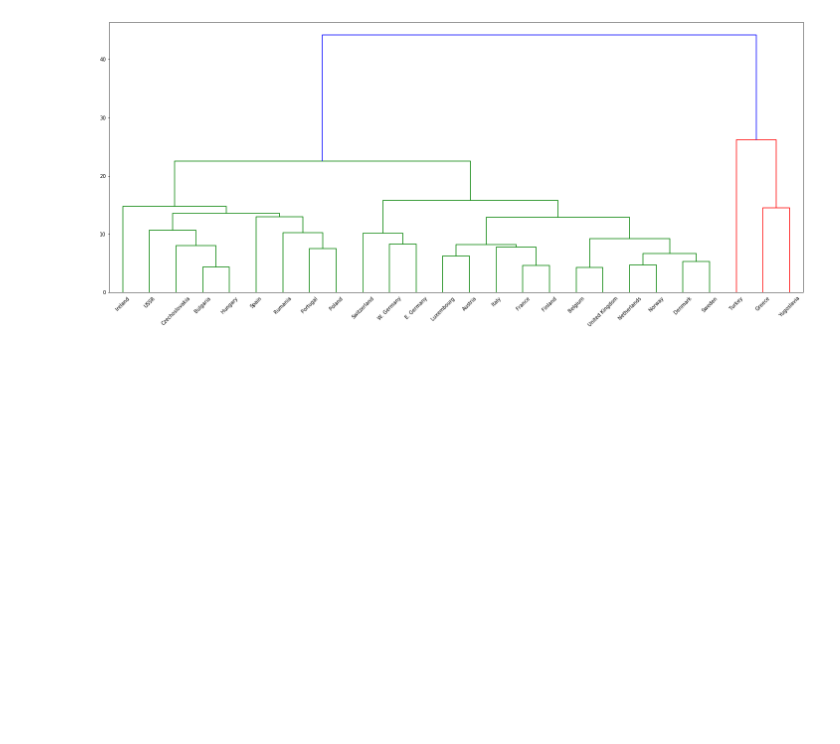
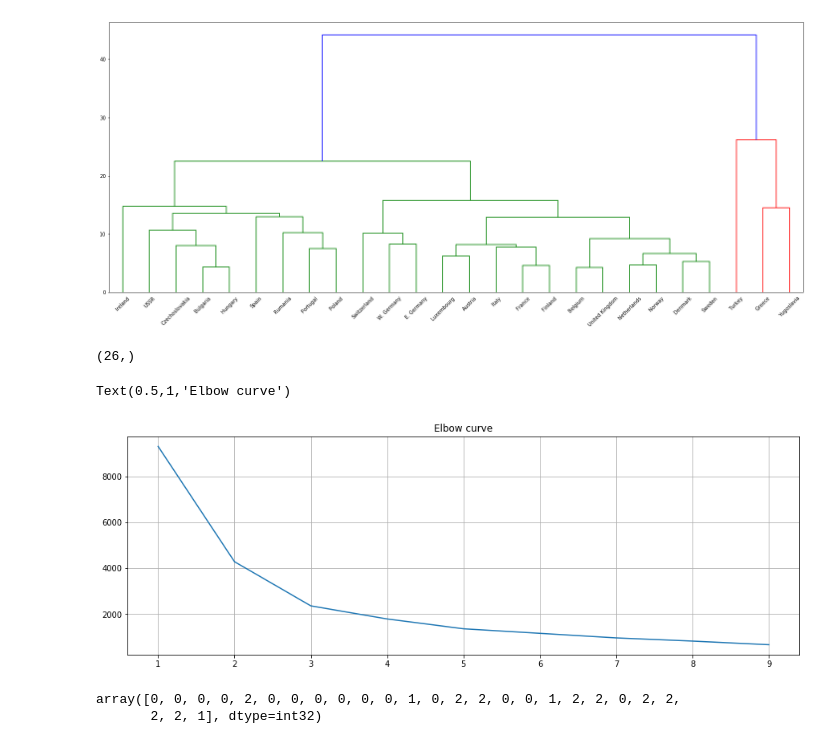
Before and after one commit to mrbrandt92/CS_498AML_HW4, a Jupyter notebook: Untitled.ipynb, the cells around one changed output. Drawn from its saved outputs; the diff is of its cells as text; code cells hidden in the pictures; blank space fills up the shorter version.

```diff
--- a/Untitled.ipynb
+++ b/Untitled.ipynb
@@ -50,3 +53,23 @@ dn = dendrogram(Z, labels=names)
 plt.show()
 # %% [output]
 [figure]
+# %%
+y.shape
+# %% [output]
+(26,)
+# %%
+#elbow graph with the assistance of Ahmed Besbes: https://stackoverflow.com/questions/41540751/sklearn-kmeans-equivalent-of-elbow-method
+from sklearn.cluster import KMeans
+distorsions = []
+for k in range(1, 10):
+    kmeans = KMeans(n_clusters=k)
+    kmeans.fit(X)
+    distorsions.append(kmeans.inertia_)
+
+fig = plt.figure(figsize=(15, 5))
+plt.plot(range(1, 10), distorsions)
+plt.grid(True)
+plt.title('Elbow curve')
+# %% [output]
+Text(0.5,1,'Elbow curve')
+[figure, added]
@@ -52,0 +82,6 @@ plt.show()
+# %%
+kmLabels = model.labels_
+kmLabels
+# %% [output]
+array([0, 0, 0, 0, 2, 0, 0, 0, 0, 0, 0, 1, 0, 2, 2, 0, 0, 1, 2, 2, 0, 2, 2,
+       2, 2, 1], dtype=int32)
```
Also changed, not shown: parts of 4 cells of this notebook.
